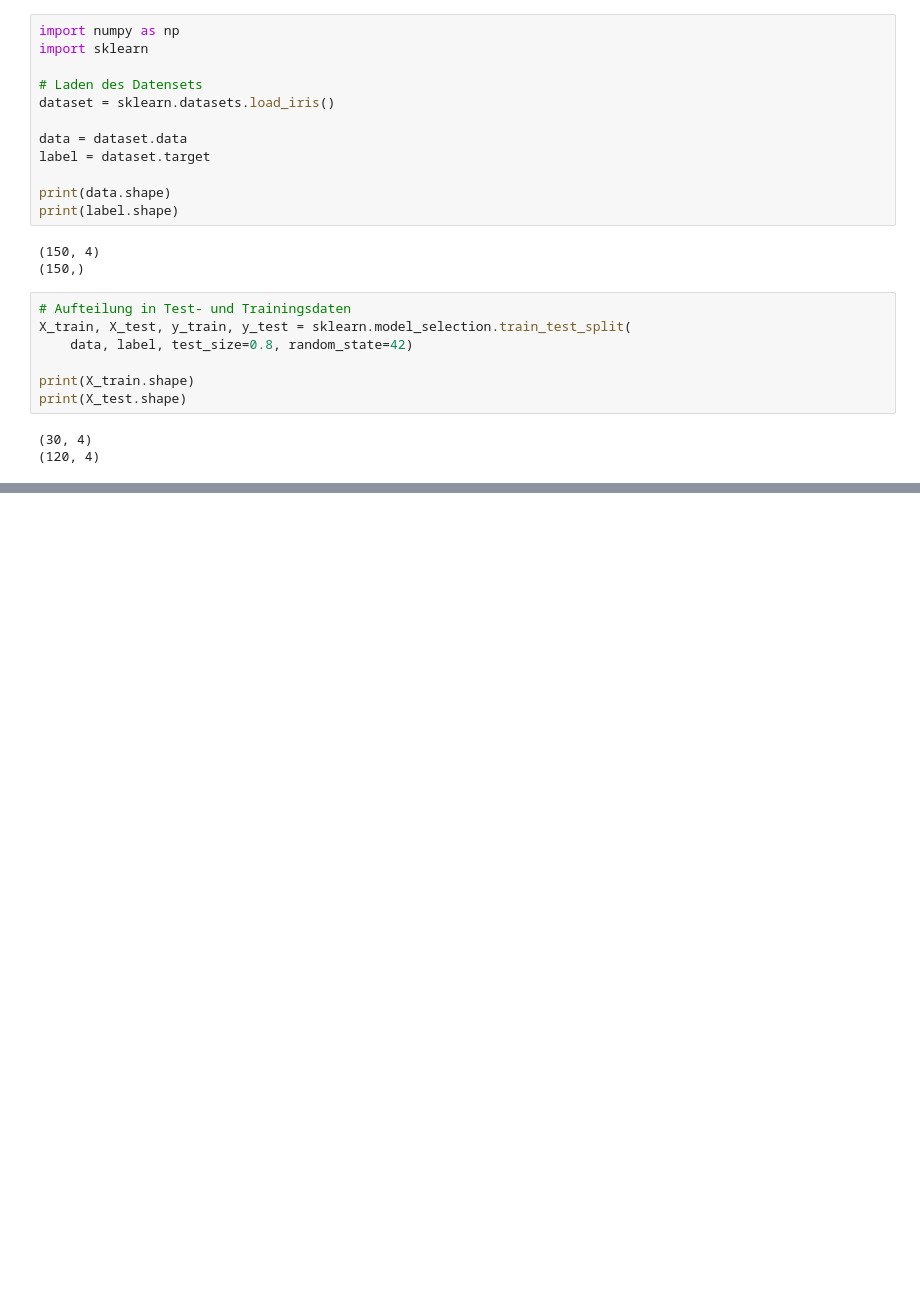
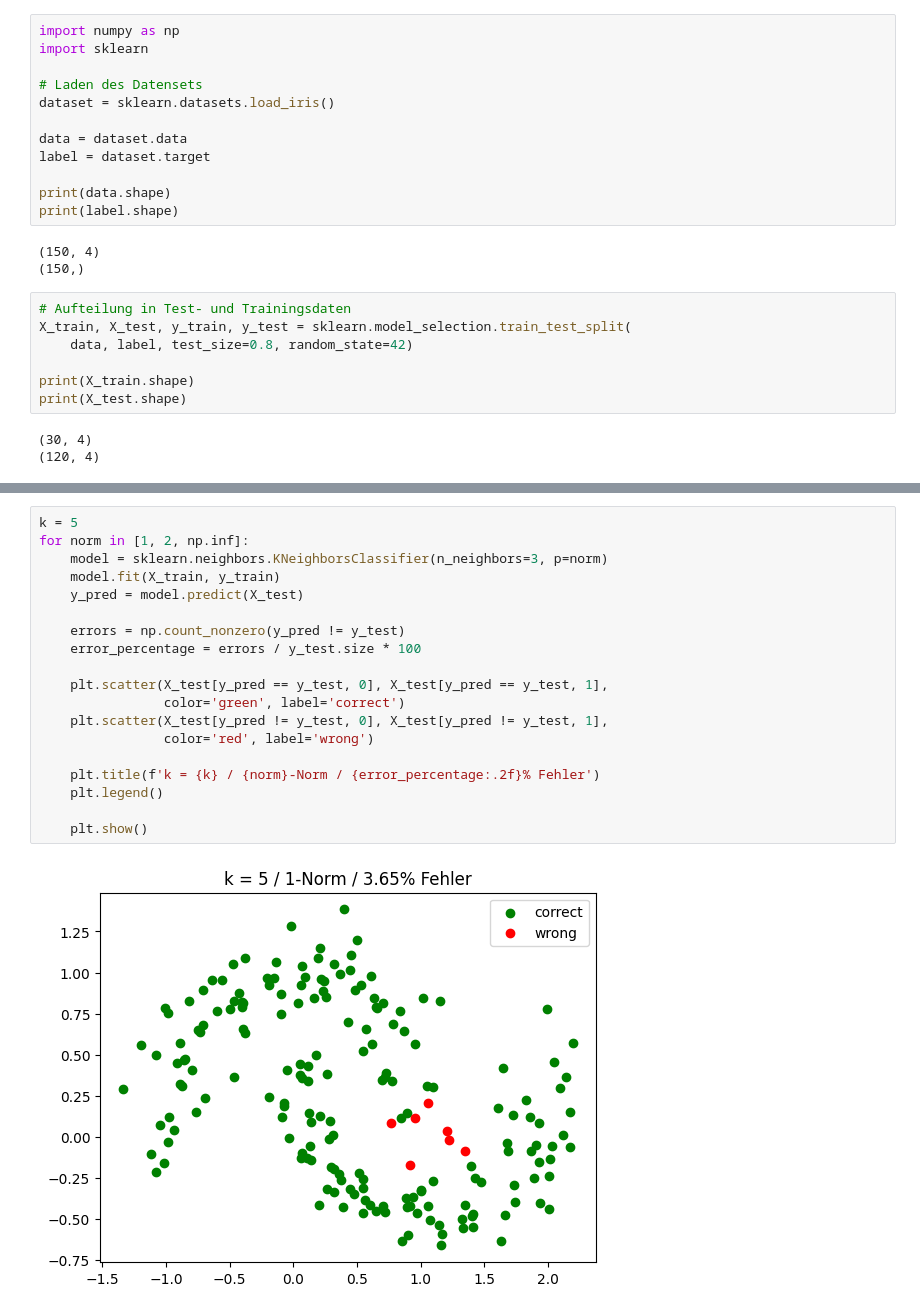
Before and after one commit to nicosrm/25-nlo, a Jupyter notebook: seminars/s02/k-nn.ipynb, the cells around one changed output, grey strips where cells are left out. Drawn from its saved outputs; the diff is of its cells as text; blank space fills up the shorter version.

```diff
--- a/seminars/s02/k-nn.ipynb
+++ b/seminars/s02/k-nn.ipynb
@@ -73,0 +121,21 @@ made 6 error(s) in total, that is 5.00% in total
+# %%
+k = 5
+for norm in [1, 2, np.inf]:
+    model = sklearn.neighbors.KNeighborsClassifier(n_neighbors=3, p=norm)
+    model.fit(X_train, y_train)
+    y_pred = model.predict(X_test)
+
+    errors = np.count_nonzero(y_pred != y_test)
+    error_percentage = errors / y_test.size * 100
+
+    plt.scatter(X_test[y_pred == y_test, 0], X_test[y_pred == y_test, 1],
+                color='green', label='correct')
+    plt.scatter(X_test[y_pred != y_test, 0], X_test[y_pred != y_test, 1],
+                color='red', label='wrong')
+
+    plt.title(f'k = {k} / {norm}-Norm / {error_percentage:.2f}% Fehler')
+    plt.legend()
+
+    plt.show()
+# %% [output]
+[figure, added]
```
Also changed, not shown: parts of 30 cells of this notebook.
